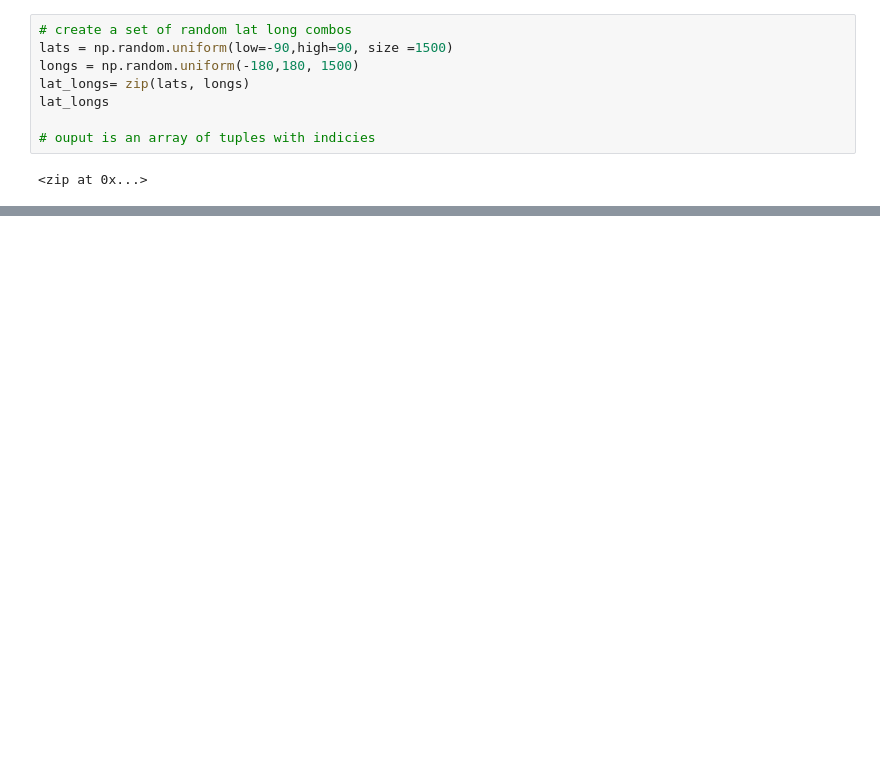
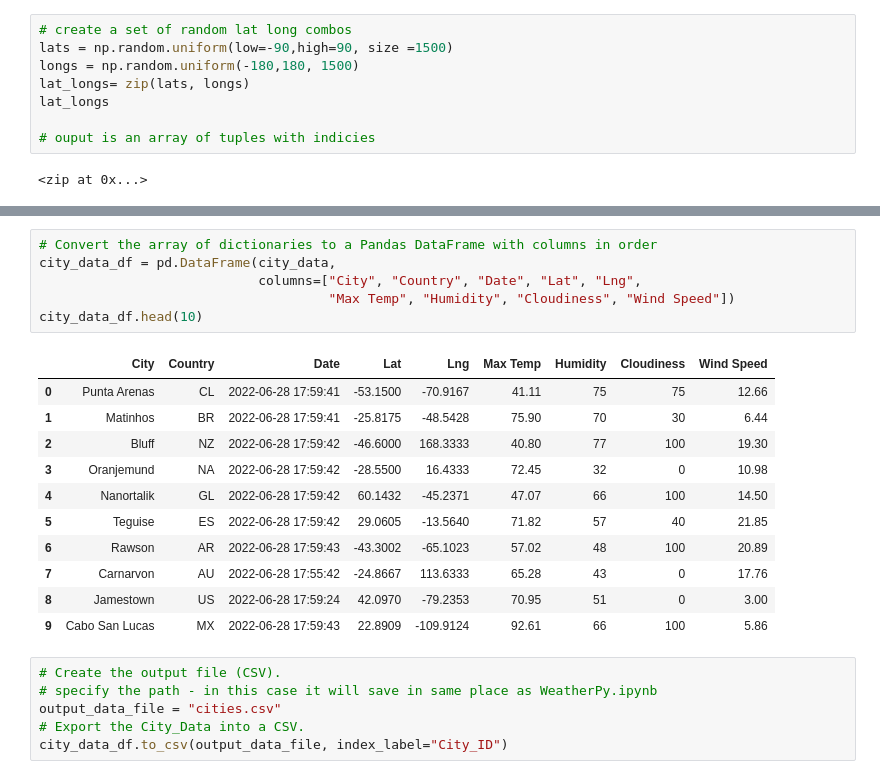
Before and after one commit to lnshewmo/World_Weather_Analyisi, a Jupyter notebook: WeatherPy.ipynb, the cells around one changed output, grey strips where cells are left out. Drawn from its saved outputs; the diff is of its cells as text; blank space fills up the shorter version.

Commit message:
cities added

```diff
--- a/WeatherPy.ipynb
+++ b/WeatherPy.ipynb
@@ -47,0 +144,24 @@ len(cities)
+# %%
+# Convert the array of dictionaries to a Pandas DataFrame with columns in order
+city_data_df = pd.DataFrame(city_data,
+                            columns=["City", "Country", "Date", "Lat", "Lng",
+                                     "Max Temp", "Humidity", "Cloudiness", "Wind Speed"])
+city_data_df.head(10)
+# %% [output]
+|  | City | Country | Date | Lat | Lng | Max Temp | Humidity | Cloudiness | Wind Speed |
+| 0 | Punta Arenas | CL | 2022-06-28 17:59:41 | -53.1500 | -70.9167 | 41.11 | 75 | 75 | 12.66 |
+| 1 | Matinhos | BR | 2022-06-28 17:59:41 | -25.8175 | -48.5428 | 75.90 | 70 | 30 | 6.44 |
+| 2 | Bluff | NZ | 2022-06-28 17:59:42 | -46.6000 | 168.3333 | 40.80 | 77 | 100 | 19.30 |
+| 3 | Oranjemund | NA | 2022-06-28 17:59:42 | -28.5500 | 16.4333 | 72.45 | 32 | 0 | 10.98 |
+| 4 | Nanortalik | GL | 2022-06-28 17:59:42 | 60.1432 | -45.2371 | 47.07 | 66 | 100 | 14.50 |
+| 5 | Teguise | ES | 2022-06-28 17:59:42 | 29.0605 | -13.5640 | 71.82 | 57 | 40 | 21.85 |
+| 6 | Rawson | AR | 2022-06-28 17:59:43 | -43.3002 | -65.1023 | 57.02 | 48 | 100 | 20.89 |
+| 7 | Carnarvon | AU | 2022-06-28 17:55:42 | -24.8667 | 113.6333 | 65.28 | 43 | 0 | 17.76 |
+| 8 | Jamestown | US | 2022-06-28 17:59:24 | 42.0970 | -79.2353 | 70.95 | 51 | 0 | 3.00 |
+| 9 | Cabo San Lucas | MX | 2022-06-28 17:59:43 | 22.8909 | -109.9124 | 92.61 | 66 | 100 | 5.86 |
+# %%
+# Create the output file (CSV).
+# specify the path - in this case it will save in same place as WeatherPy.ipynb
+output_data_file = "cities.csv"
+# Export the City_Data into a CSV.
+city_data_df.to_csv(output_data_file, index_label="City_ID")
```
Also changed, not shown: parts of 6 cells of this notebook, 3 other files.
